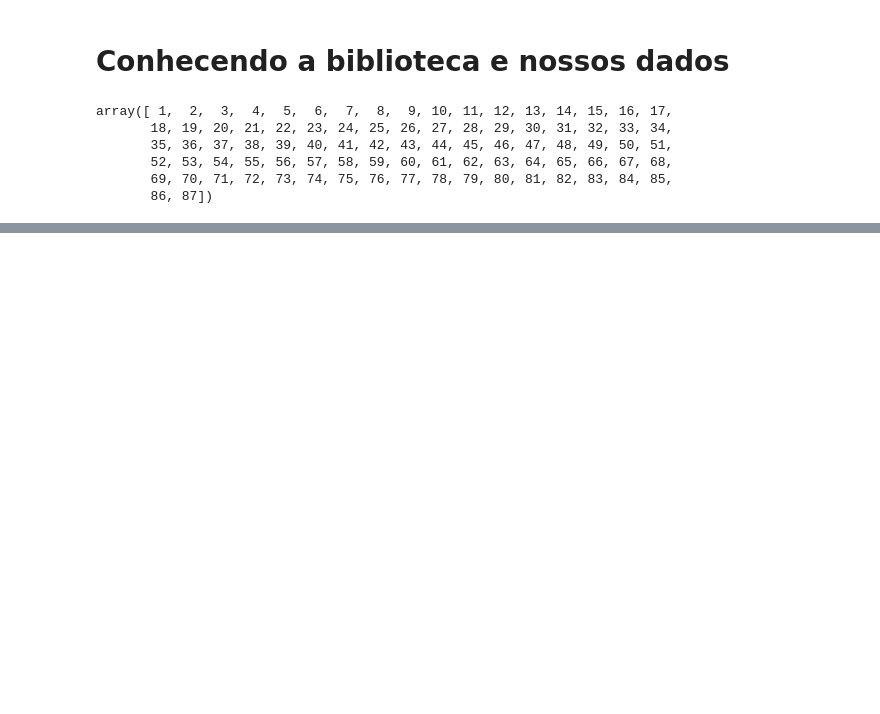
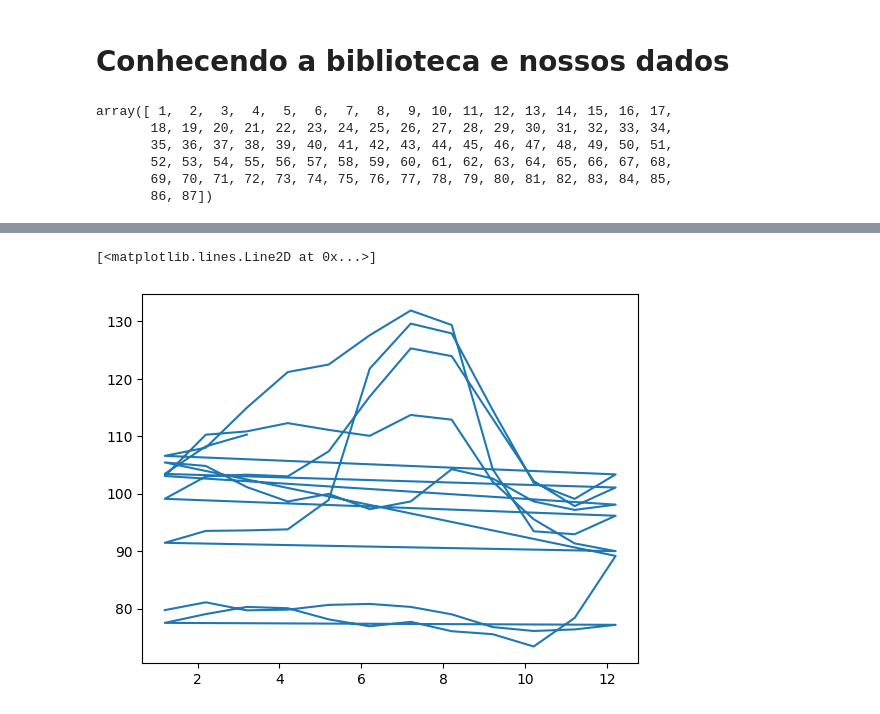
Before and after one commit to JoaoVictoStangari/Estudos, a Jupyter notebook: Alura/NumPy: análise numérica eficiente com Python/NumPy_análise_numérica_eficiente_com_Python.ipynb, the cells around one changed output, grey strips where cells are left out. Drawn from its saved outputs; the diff is of its cells as text; code cells hidden in the pictures; blank space fills up the shorter version.

```diff
--- a/Alura/NumPy: análise numérica eficiente com Python/NumPy_análise_numérica_eficiente_com_Python.ipynb
+++ b/Alura/NumPy: análise numérica eficiente com Python/NumPy_análise_numérica_eficiente_com_Python.ipynb
@@ -23,0 +39,7 @@ dado = np.loadtxt(url, delimiter=",", usecols=np.arange(1, 88, 1))
+# %%
+# transpor os dados --> as linhas viraram coluncas e as colunas linhas
+dado_transposto = dado.T
+# %%
+# criar uma variável só com as datas
+datas = dado_transposto[:,0]
+datas
@@ -23,0 +60,4 @@ dado = np.loadtxt(url, delimiter=",", usecols=np.arange(1, 88, 1))
+# %%
+# criar uma variável apenas com os preços
+precos = dado_transposto[:, 1:6]
+precos
@@ -23,0 +82,8 @@ dado = np.loadtxt(url, delimiter=",", usecols=np.arange(1, 88, 1))
+# %%
+# plotar um gráfico dos preços da cidade de Moskow de acordo a data
+import matplotlib.pyplot as plt
+
+plt.plot(datas, precos[:, 0])
+# %% [output]
+[<matplotlib.lines.Line2D at 0x...>]
+[figure, added]
```
Also changed, not shown: parts of 9 cells of this notebook.
